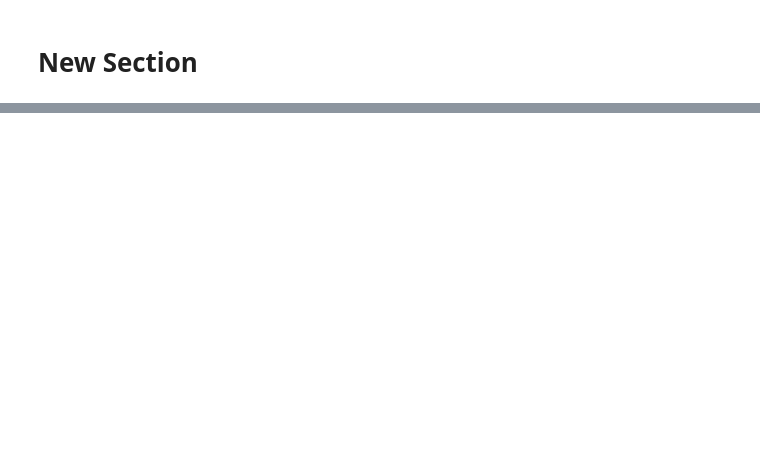
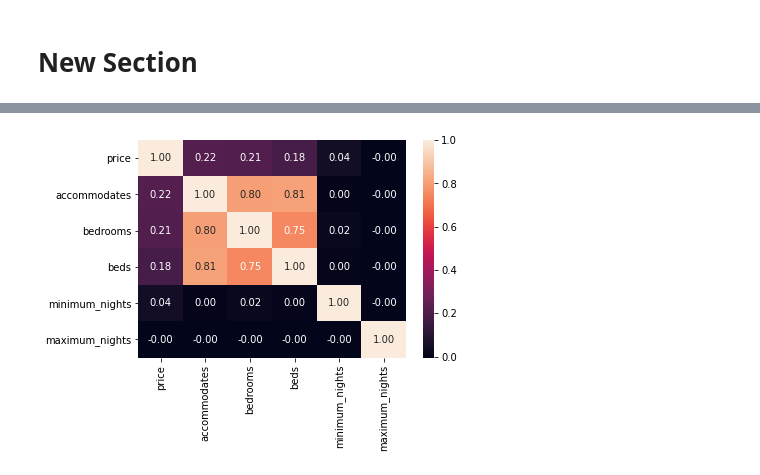
Before and after one commit to EsbenUrbak/Airbnb, a Jupyter notebook: Airbnb_Analysis.ipynb, the cells around one changed output, grey strips where cells are left out. Saved outputs shown, nothing was run; the diff lists cells and outputs as text; code cells hidden in the pictures; blank space fills up the shorter version.

```diff
--- a/Airbnb_Analysis.ipynb
+++ b/Airbnb_Analysis.ipynb
@@ -32,7 +32,7 @@ df_listings.head()
 # %%
 # Reducing the data set to the columns of interest
 columns_about_host = df_listings[["host_since","host_response_time","host_response_rate", "host_is_superhost","host_neighbourhood","host_has_profile_pic"]]
-columns_listing_features = df_listings[["price","neighbourhood_cleansed","property_type","accommodates","bathrooms_text","bedrooms","beds","minimum_nights","number_of_reviews"]]
+columns_listing_features = df_listings[["price","neighbourhood_cleansed","property_type","accommodates","bathrooms_text","bedrooms","beds","minimum_nights","maximum_nights","instant_bookable"]]
 # %%
 #Lets look at the features:
 columns_listing_features.count()
@@ -50 +50,13 @@ number_of_reviews         77591
 dtype: int64
+# %%
+#Converting the variables:
+#convert price into a numerical value:
+columns_listing_features[columns_listing_features.columns[0:1]] = columns_listing_features[columns_listing_features.columns[0:1]].replace('[\$,]', '', regex=True).astype(float)
+
+# convert bath rooms into simple numerical
+columns_listing_features.groupby("bathrooms_text")
+
+
+# cleaning the data - in this case it seem safe to simply remove rows with missing data as we will still have more than 70k data points
+columns_listing_features_clean = columns_listing_features.dropna()
+columns_listing_features_clean.count()
@@ -50,0 +75,5 @@ dtype: int64
+# %%
+# for fun lets have a look at a correlation matrixs
+sns.heatmap(columns_listing_features_clean.corr(), annot=True, fmt=".2f");
+# %% [output]
+[figure, added]
```
Also changed, not shown: parts of 2 cells of this notebook.
